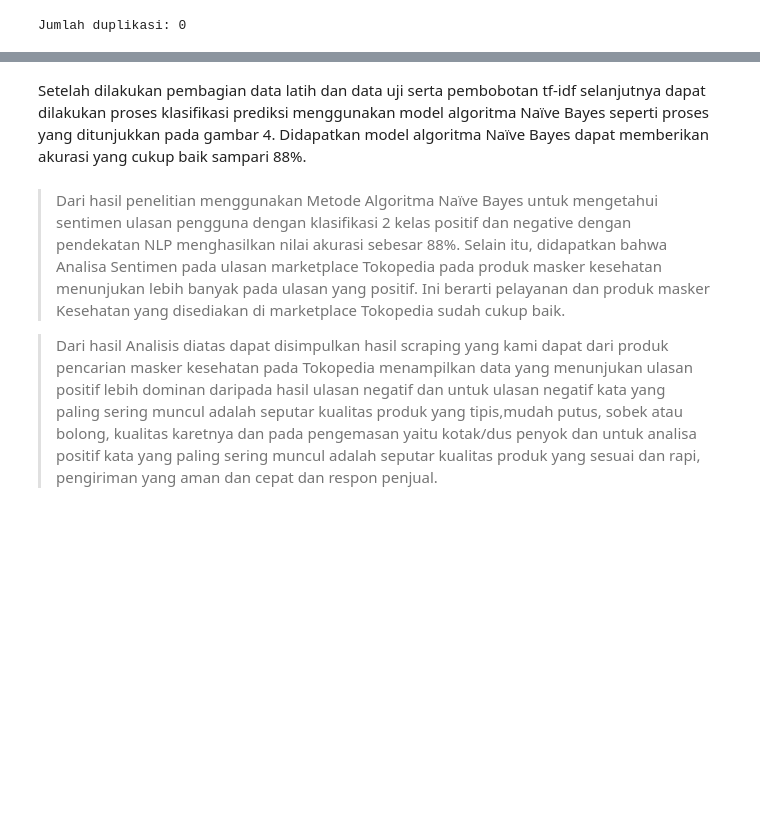
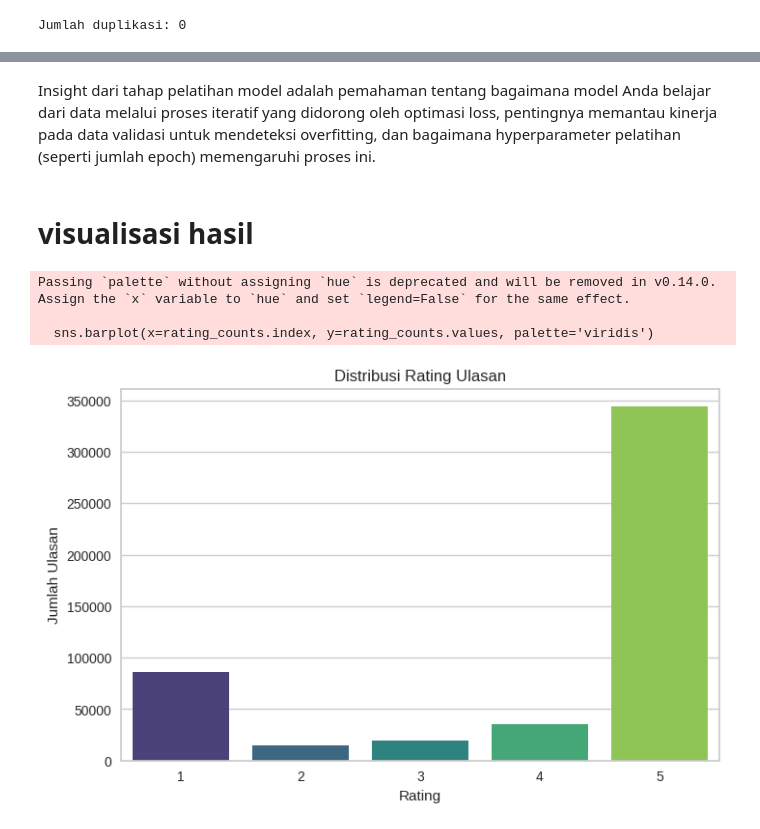
Before and after one commit to Mutasar/Proyek_Analisis_Sentimen, a Jupyter notebook: Analisa_Sentimen_Ulasan_Aplikasi_Tokopedia_di_Playstore.ipynb, the cells around one changed output, grey strips where cells are left out. Saved outputs shown, nothing was run; the diff lists cells and outputs as text; code cells hidden in the pictures; blank space fills up the shorter version.

```diff
--- a/Analisa_Sentimen_Ulasan_Aplikasi_Tokopedia_di_Playstore.ipynb
+++ b/Analisa_Sentimen_Ulasan_Aplikasi_Tokopedia_di_Playstore.ipynb
@@ -333,0 +324,6 @@ X_train, X_test, y_train, y_test = train_test_split(X, y,
+# %%
+# Buat dataframe baru untuk menampung data yang sudah dilakukan preprocessing
+df = df.copy()
+# %%
+# Buat dataframe baru untuk menampung data yang sudah dilakukan preprocessing
+df['ulasan'] = df['ulasan'].str.lower()
@@ -333,0 +336,12 @@ X_train, X_test, y_train, y_test = train_test_split(X, y,
+# %%
+# sentimen berdasarkan rating
+def get_label(rating):
+        if rating >= 4:
+            return 1  # Positif
+        elif rating <= 3:
+            return 0  # Negatif
+        else:
+            return None  # Jika rating tidak valid
+# %%
+# menerapkan fungsi ke DataFrame
+df['label'] = df['rating'].apply(get_label)
@@ -550,7 +555,24 @@ print(classification_report(y_test, y_pred_nb))
-# %% [markdown]
-Setelah dilakukan pembagian data latih dan data uji serta pembobotan tf-idf selanjutnya dapat dilakukan proses klasifikasi prediksi menggunakan model algoritma Naïve Bayes seperti proses yang ditunjukkan pada gambar 4. Didapatkan model algoritma Naïve Bayes dapat memberikan akurasi yang cukup baik sampari 88%.
-# %% [markdown]
-> Dari hasil penelitian menggunakan Metode Algoritma Naïve Bayes untuk mengetahui sentimen ulasan pengguna dengan klasifikasi 2 kelas positif dan negative dengan pendekatan NLP menghasilkan nilai akurasi sebesar 88%. Selain itu, didapatkan bahwa Analisa Sentimen pada ulasan marketplace Tokopedia pada produk masker kesehatan menunjukan lebih banyak pada ulasan yang positif. Ini berarti pelayanan dan produk masker Kesehatan yang disediakan di marketplace Tokopedia sudah cukup baik.
-
-
-> Dari hasil Analisis diatas dapat disimpulkan hasil scraping yang kami dapat dari produk pencarian masker kesehatan pada Tokopedia menampilkan data yang menunjukan ulasan positif lebih dominan daripada hasil ulasan negatif dan untuk ulasan negatif kata yang paling sering muncul adalah seputar kualitas produk yang tipis,mudah putus, sobek atau bolong, kualitas karetnya dan  pada pengemasan yaitu kotak/dus penyok dan untuk analisa positif kata yang paling sering muncul adalah seputar kualitas produk yang sesuai dan rapi, pengiriman yang aman dan cepat dan respon penjual.
+# %% [markdown]
+
+Insight dari tahap pelatihan model adalah pemahaman tentang bagaimana model Anda belajar dari data melalui proses iteratif yang didorong oleh optimasi loss, pentingnya memantau kinerja pada data validasi untuk mendeteksi overfitting, dan bagaimana hyperparameter pelatihan (seperti jumlah epoch) memengaruhi proses ini.
+# %% [markdown]
+# visualisasi hasil
+# %%
+import matplotlib.pyplot as plt
+import seaborn as sns
+
+# Hitung jumlah ulasan untuk setiap rating
+rating_counts = df['rating'].value_counts().sort_index()
+
+# Buat bar plot
+plt.figure(figsize=(8, 5))
+sns.barplot(x=rating_counts.index, y=rating_counts.values, palette='viridis')
+plt.title('Distribusi Rating Ulasan')
+plt.xlabel('Rating')
+plt.ylabel('Jumlah Ulasan')
+plt.show()
+# %% [output]
+Passing `palette` without assigning `hue` is deprecated and will be removed in v0.14.0. Assign the `x` variable to `hue` and set `legend=False` for the same effect.
+
+  sns.barplot(x=rating_counts.index, y=rating_counts.values, palette='viridis')
+[figure, added]
```
Also changed, not shown: parts of 107 cells of this notebook.
